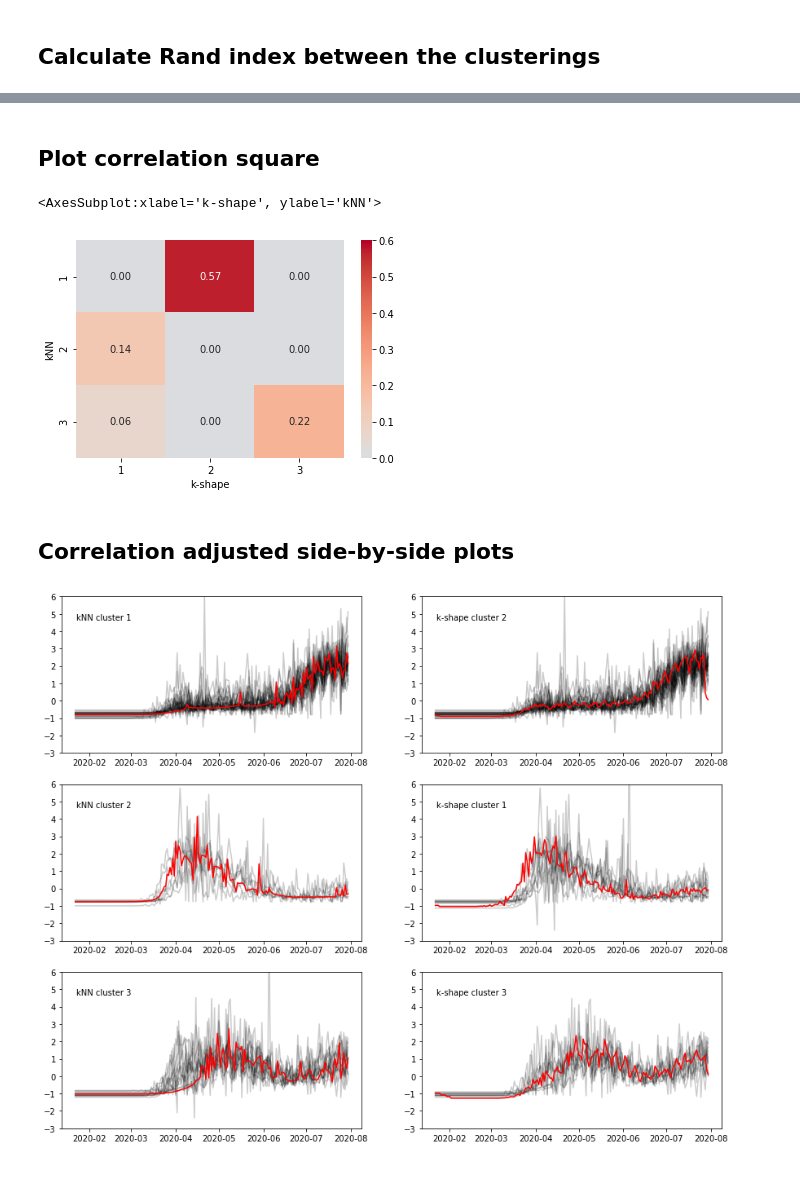
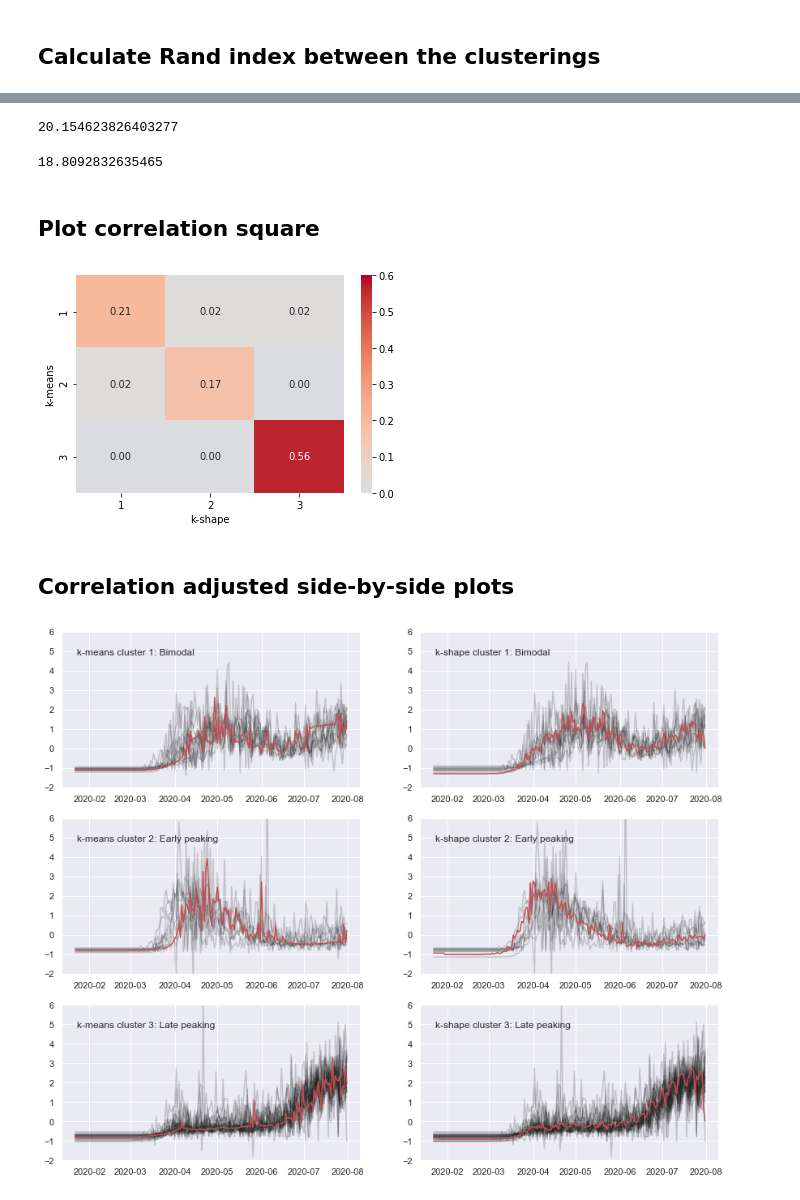
Before and after one commit to chrisvoncsefalvay/covid19-dynamic-time-clustering, a Jupyter notebook: notebooks/Dynamic time clustering.ipynb, the cells around one changed output, grey strips where cells are left out. Drawn from its saved outputs; the diff is of its cells as text; code cells hidden in the pictures.

```diff
--- a/notebooks/Dynamic time clustering.ipynb
+++ b/notebooks/Dynamic time clustering.ipynb
@@ -46,11 +47,10 @@ scaled_data = pd.DataFrame(ts_scaled.reshape(ts_scaled.shape[1],
 Restrict to continental US states:
 # %%
 CONUS = [
-    "AL", "AZ", "AR", "CA", "CO", "CT", "DC", "DE", "FL", "GA", "ID", "IL",
-    "IN", "IA", "KS", "KY", "LA", "ME", "MD", "MA", "MI", "MN", "MS", "MO",
-    "MT", "NE", "NV", "NH", "NJ", "NM", "NY", "NC", "ND", "OH", "OK", "OR",
-    "PA", "RI", "SC", "SD", "TN", "TX", "UT", "VT", "VA", "WA", "WV", "WI",
-    "WY"
+    "AL", "AZ", "AR", "CA", "CO", "CT", "DE", "FL", "GA", "ID", "IL", "IN",
+    "IA", "KS", "KY", "LA", "ME", "MD", "MA", "MI", "MN", "MS", "MO", "MT",
+    "NE", "NV", "NH", "NJ", "NM", "NY", "NC", "ND", "OH", "OK", "OR", "PA",
+    "RI", "SC", "SD", "TN", "TX", "UT", "VT", "VA", "WA", "WV", "WI", "WY"
 ]
 
 scaled_data = scaled_data.drop(
@@ -98,7 +110,7 @@ def plot_data(data, y_p, sdtw_kmeans, save=True, m_factor=3):
     if save:
         plt.savefig("../paper/figures/ts_sdtw_clusters.pdf")
 # %%
-d_s, y_p_knn, sdtw_kmeans = classify_scaled_data(scaled_data,
+d_s, y_p_kmeans, sdtw_kmeans = classify_scaled_data(scaled_data,
                                                  n_clusters=3,
                                                  gamma=0.1)
 # %% [output]
@@ -243,27 +277,36 @@ adjusted_rand_score(y_p_ks, y_p_knn)
+# %%
+metrics.calinski_harabasz_score(scaled_data.T.to_numpy(), y_p_ks)
+# %% [output]
+20.154623826403277
+# %%
+metrics.calinski_harabasz_score(scaled_data.T.to_numpy(), y_p_kmeans)
+# %% [output]
+18.8092832635465
 # %% [markdown]
 ## Plot correlation square
 # %%
-corrtab = pd.DataFrame([y_p_ks, y_p_knn]).T
-corrtab.columns = ["k-shape", "kNN"]
+corrtab = pd.DataFrame([y_p_ks, y_p_kmeans]).T
+corrtab.columns = ["k-shape", "k-means"]
 corrtab["k-shape"] += 1
-corrtab["kNN"] += 1
+corrtab["k-means"] += 1
 # %%
 corrtab_pivoted = corrtab.pivot_table(columns="k-shape",
-                                      index="kNN",
+                                      index="k-means",
                                       aggfunc=len,
                                       fill_value=0)
 corrtab_pivoted = corrtab_pivoted.div(corrtab_pivoted.sum().sum())
 # %%
-sns.heatmap(corrtab_pivoted,
+heat = sns.heatmap(corrtab_pivoted,
             annot=True,
             vmin=0,
             vmax=0.6,
             center=0.01,
             cmap="coolwarm",
             fmt='.2f')
+fig = heat.get_figure()
+fig.savefig("../paper/figures/inter-classifier.pdf")
 # %% [output]
-<AxesSubplot:xlabel='k-shape', ylabel='kNN'>
-[figure, old version]
+[figure, new version]
 # %% [markdown]
 ## Correlation adjusted side-by-side plots
 # %%
@@ -347,6 +410,6 @@ def plot_side_by_side(data,
         if save:
             plt.savefig("../paper/figures/side-by-side.pdf")
 # %%
-plot_side_by_side(scaled_data, y_p_ks, y_p_knn, ks_kmeans, sdtw_kmeans)
+plot_side_by_side(scaled_data, y_p_ks, y_p_kmeans, ks_kmeans, sdtw_kmeans, names=["Bimodal", "Early peaking", "Late peaking"])
 # %% [output]
-[figure, old version]
+[figure, new version]
```
Also changed, not shown: parts of 29 cells of this notebook, 13 other files.
